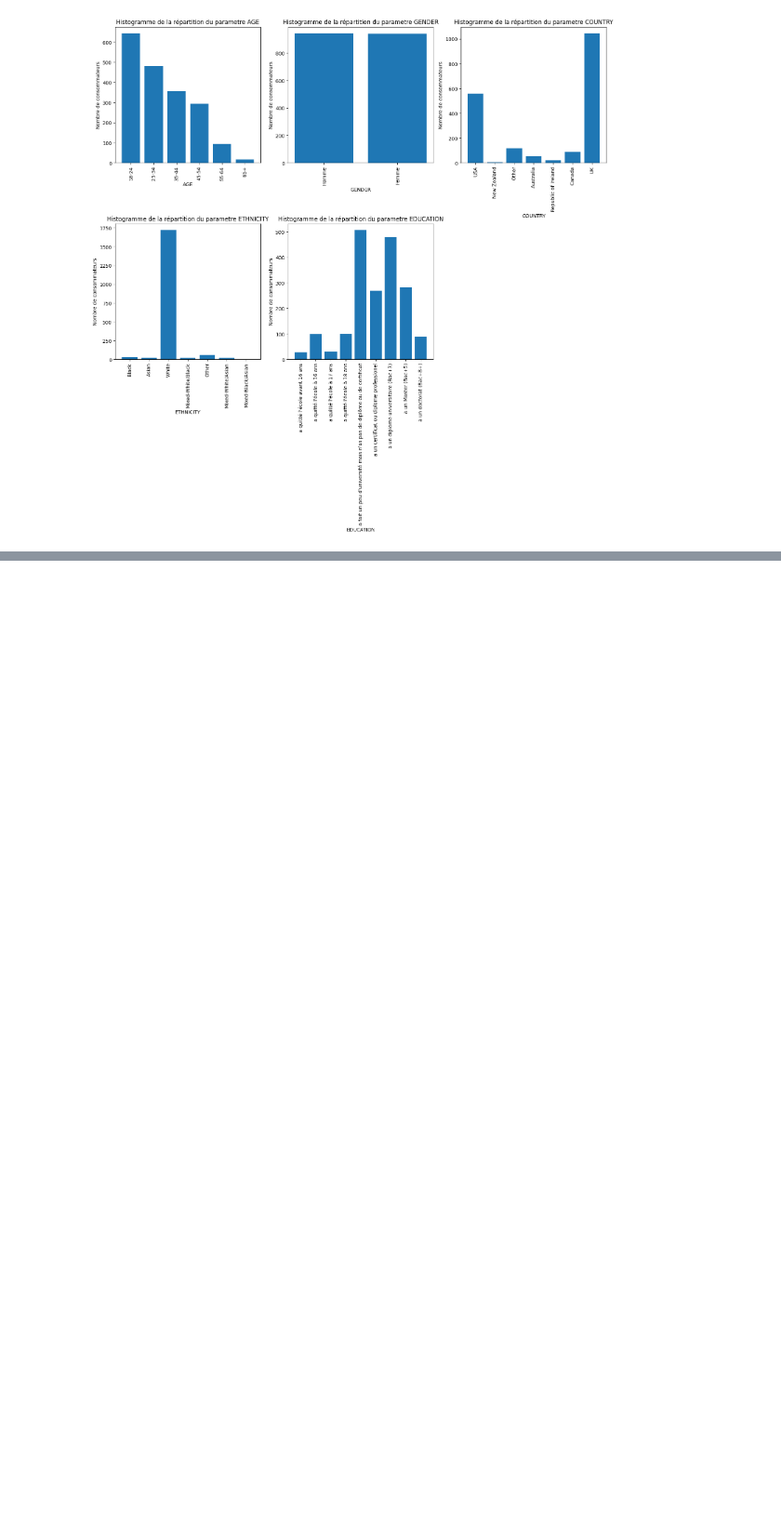
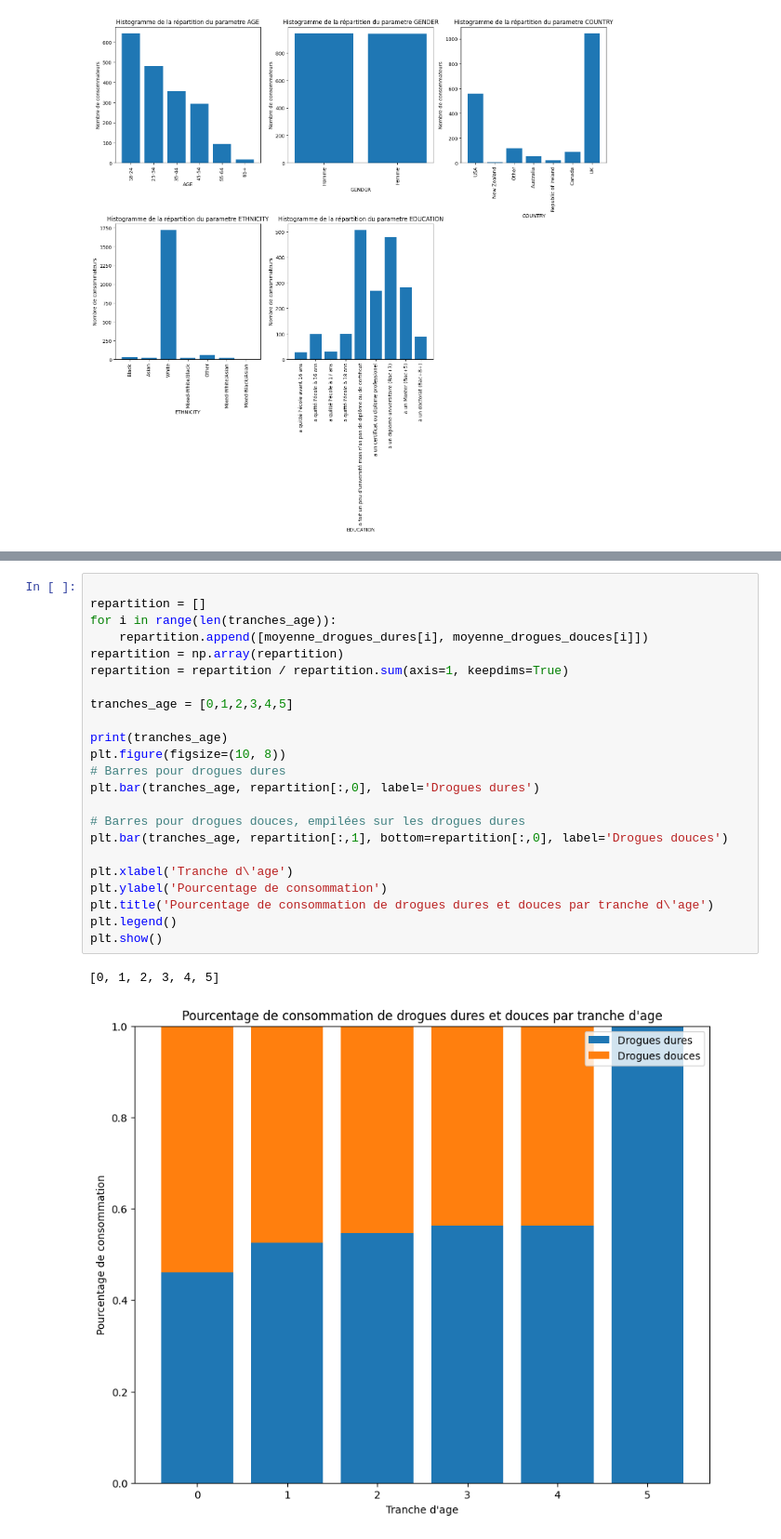
Before and after one commit to BZKgenesis/M8-project, a Jupyter notebook: main.ipynb, the cells around one changed output, grey strips where cells are left out. Shown at 93% size. Cells and saved outputs as stored; diff of their text form; blank space fills up the shorter version.

```diff
--- a/main.ipynb
+++ b/main.ipynb
@@ -123,0 +263,26 @@ plt.savefig('./image_matplotlib/histogrammes_qualitatifs.png')
+# %%
+
+repartition = []
+for i in range(len(tranches_age)):
+    repartition.append([moyenne_drogues_dures[i], moyenne_drogues_douces[i]])
+repartition = np.array(repartition)
+repartition = repartition / repartition.sum(axis=1, keepdims=True)
+
+tranches_age = [0,1,2,3,4,5]
+
+print(tranches_age)
+plt.figure(figsize=(10, 8))
+# Barres pour drogues dures
+plt.bar(tranches_age, repartition[:,0], label='Drogues dures')
+
+# Barres pour drogues douces, empilées sur les drogues dures
+plt.bar(tranches_age, repartition[:,1], bottom=repartition[:,0], label='Drogues douces')
+
+plt.xlabel('Tranche d\'age')
+plt.ylabel('Pourcentage de consommation')
+plt.title('Pourcentage de consommation de drogues dures et douces par tranche d\'age')
+plt.legend()
+plt.show()
+# %% [output]
+[0, 1, 2, 3, 4, 5]
+[figure, added]
```
Also changed, not shown: parts of 4 cells of this notebook, 3 other files.
